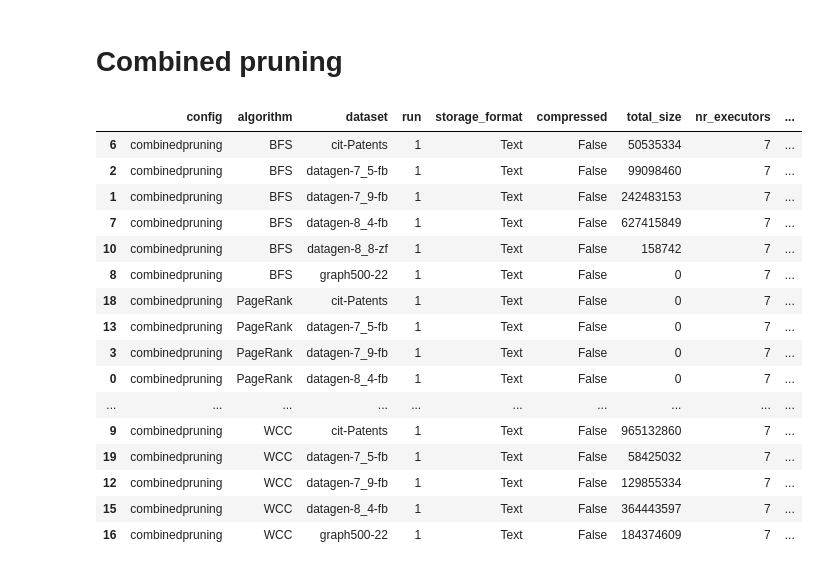
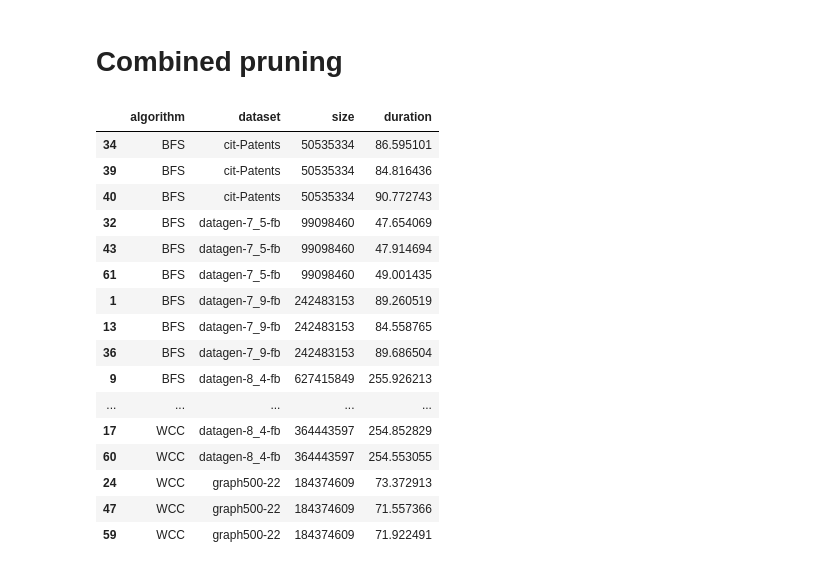
Before and after one commit to atlarge-research/provx, a Jupyter notebook: results/src/plots.ipynb, the cells around one changed output. Cells and saved outputs as stored; diff of their text form; code cells hidden in the pictures.

```diff
--- a/results/src/plots.ipynb
+++ b/results/src/plots.ipynb
@@ -25,8 +23,8 @@ def experiment_ids(paths):
 def parse_experiment_output(root_folder, metric="duration"):
     input_files = sorted(root_folder.glob("experiment-*/provenance/inputs.json"))
     output_files = sorted(root_folder.glob("experiment-*/provenance/outputs.json"))
-    success = sorted(root_folder.glob("experiment-*/SUCCESS"))
-    failed = sorted(root_folder.glob("experiment-*/FAILED"))
+    # success = sorted(root_folder.glob("experiment-*/SUCCESS"))
+    # failed = sorted(root_folder.glob("experiment-*/FAILED"))
 
     successful_experiments = experiment_ids(input_files).intersection(experiment_ids(output_files))
 
@@ -742,24 +859,27 @@ plt.savefig(write_dir / "overhead-size.pdf", bbox_inches='tight')
 # %% [markdown]
 # Combined pruning
 # %%
-data_dir = Path("das6") / "20240521-111351-combinedpruning"
+data_dir = Path("das6") / "20240528-034100-combinedpruning-3-runs"
+
 combined = parse_experiment_output(root_dir / "data" / data_dir)
-combined.sort_values(by=["algorithm", "dataset", "storage_format"])
+combined = combined.sort_values(by=["algorithm", "dataset", "storage_format"])
+combined = combined[["algorithm", "dataset", "total_size", "duration"]].rename(columns={"total_size": "size"})
+combined
 # %% [output]
-|  | config | algorithm | dataset | run | storage_format | compressed | total_size | nr_executors | ... |
-| 6 | combinedpruning | BFS | cit-Patents | 1 | Text | False | 50535334 | 7 | ... |
-| 2 | combinedpruning | BFS | datagen-7_5-fb | 1 | Text | False | 99098460 | 7 | ... |
-| 1 | combinedpruning | BFS | datagen-7_9-fb | 1 | Text | False | 242483153 | 7 | ... |
-| 7 | combinedpruning | BFS | datagen-8_4-fb | 1 | Text | False | 627415849 | 7 | ... |
-| 10 | combinedpruning | BFS | datagen-8_8-zf | 1 | Text | False | 158742 | 7 | ... |
-| 8 | combinedpruning | BFS | graph500-22 | 1 | Text | False | 0 | 7 | ... |
-| 18 | combinedpruning | PageRank | cit-Patents | 1 | Text | False | 0 | 7 | ... |
-| 13 | combinedpruning | PageRank | datagen-7_5-fb | 1 | Text | False | 0 | 7 | ... |
-| 3 | combinedpruning | PageRank | datagen-7_9-fb | 1 | Text | False | 0 | 7 | ... |
-| 0 | combinedpruning | PageRank | datagen-8_4-fb | 1 | Text | False | 0 | 7 | ... |
-| ... | ... | ... | ... | ... | ... | ... | ... | ... | ... |
-| 9 | combinedpruning | WCC | cit-Patents | 1 | Text | False | 965132860 | 7 | ... |
-| 19 | combinedpruning | WCC | datagen-7_5-fb | 1 | Text | False | 58425032 | 7 | ... |
-| 12 | combinedpruning | WCC | datagen-7_9-fb | 1 | Text | False | 129855334 | 7 | ... |
-| 15 | combinedpruning | WCC | datagen-8_4-fb | 1 | Text | False | 364443597 | 7 | ... |
-| 16 | combinedpruning | WCC | graph500-22 | 1 | Text | False | 184374609 | 7 | ... |
+|  | algorithm | dataset | size | duration |
+| 34 | BFS | cit-Patents | 50535334 | 86.595101 |
+| 39 | BFS | cit-Patents | 50535334 | 84.816436 |
+| 40 | BFS | cit-Patents | 50535334 | 90.772743 |
+| 32 | BFS | datagen-7_5-fb | 99098460 | 47.654069 |
+| 43 | BFS | datagen-7_5-fb | 99098460 | 47.914694 |
+| 61 | BFS | datagen-7_5-fb | 99098460 | 49.001435 |
+| 1 | BFS | datagen-7_9-fb | 242483153 | 89.260519 |
+| 13 | BFS | datagen-7_9-fb | 242483153 | 84.558765 |
+| 36 | BFS | datagen-7_9-fb | 242483153 | 89.686504 |
+| 9 | BFS | datagen-8_4-fb | 627415849 | 255.926213 |
+| ... | ... | ... | ... | ... |
+| 17 | WCC | datagen-8_4-fb | 364443597 | 254.852829 |
+| 60 | WCC | datagen-8_4-fb | 364443597 | 254.553055 |
+| 24 | WCC | graph500-22 | 184374609 | 73.372913 |
+| 47 | WCC | graph500-22 | 184374609 | 71.557366 |
+| 59 | WCC | graph500-22 | 184374609 | 71.922491 |
```
Also changed, not shown: parts of 107 cells of this notebook, 52 other files.
